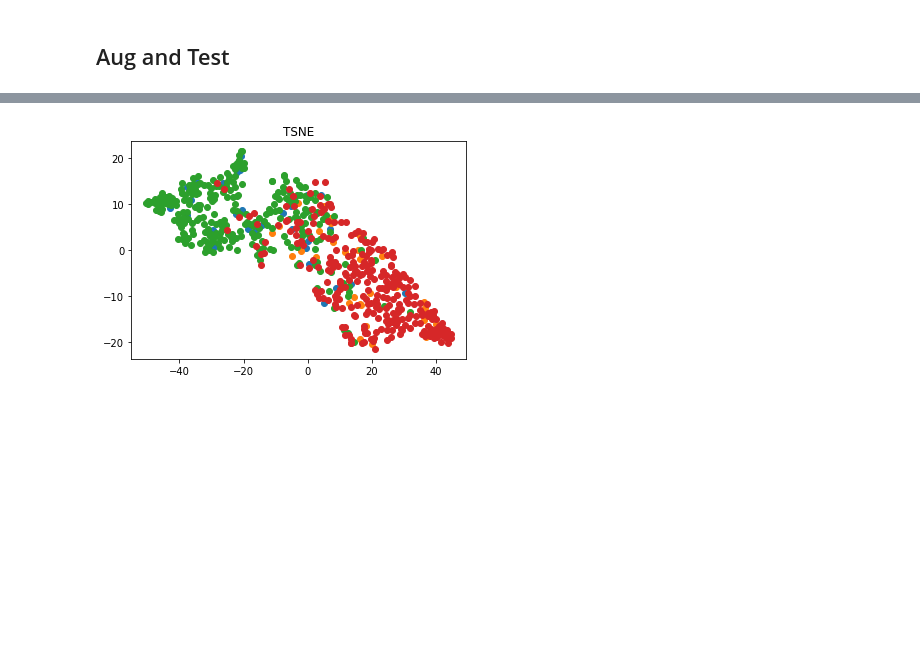
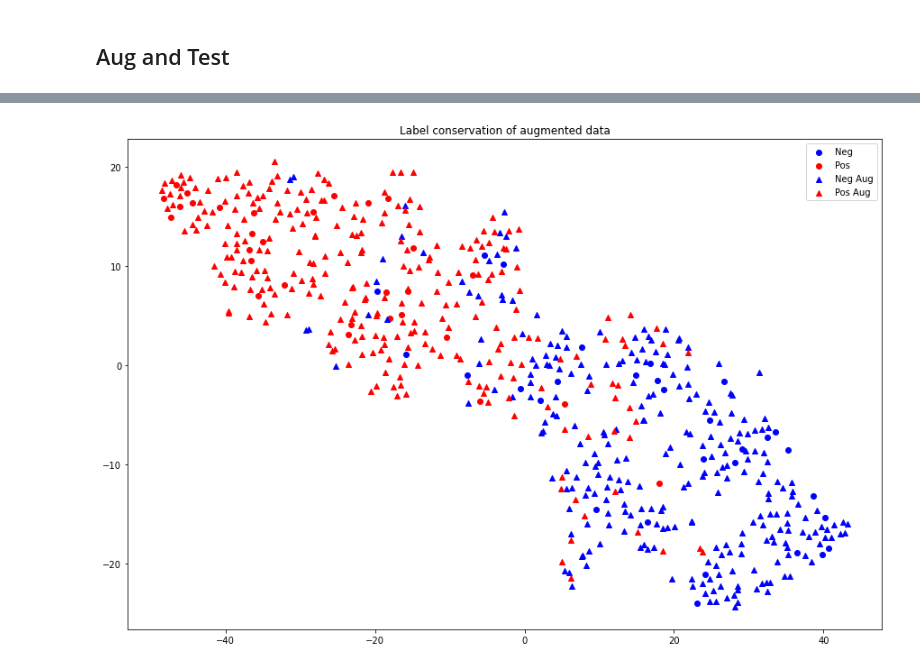
Before and after one commit to MarcelTorne/WEDA_nlp, a Jupyter notebook: TSNE-experiments.ipynb, the cells around one changed output, grey strips where cells are left out. Saved outputs shown, nothing was run; the diff lists cells and outputs as text; code cells hidden in the pictures; blank space fills up the shorter version.

```diff
--- a/TSNE-experiments.ipynb
+++ b/TSNE-experiments.ipynb
@@ -266,11 +268,13 @@ combined_tsne =  tsne.fit_transform(output_combined_x_reduced)
 (60, 20)
 (600, 20)
 # %%
-plt.title("TSNE")
-plt.scatter(combined_tsne[:nb_points,0], combined_tsne[:nb_points,1])
-plt.scatter(combined_tsne[nb_points:nb_points*2,0], combined_tsne[nb_points:nb_points*2,1])
-plt.scatter(combined_tsne[nb_points*2:nb_points*(n_aug+2),0], combined_tsne[nb_points*2:nb_points*(n_aug+2),1])
-plt.scatter(combined_tsne[nb_points*(n_aug+2):,0], combined_tsne[nb_points*(n_aug+2):,1])
+plt.figure(figsize=(15,10))
+plt.title("Label conservation of augmented data")
+plt.scatter(combined_tsne[:nb_points,0], combined_tsne[:nb_points,1], color="b", label="Neg")
+plt.scatter(combined_tsne[nb_points:nb_points*2,0], combined_tsne[nb_points:nb_points*2,1], color ="r", label="Pos")
+plt.scatter(combined_tsne[nb_points*2:nb_points*(n_aug+2),0], combined_tsne[nb_points*2:nb_points*(n_aug+2),1], marker='^', color="b", label="Neg Aug")
+plt.scatter(combined_tsne[nb_points*(n_aug+2):,0], combined_tsne[nb_points*(n_aug+2):,1],marker='^', color="r", label="Pos Aug" )
+plt.legend()
 plt.show()
 # %% [output]
-[figure, old version]
+[figure, new version]
```
Also changed, not shown: parts of 9 cells of this notebook, 43 other files.
